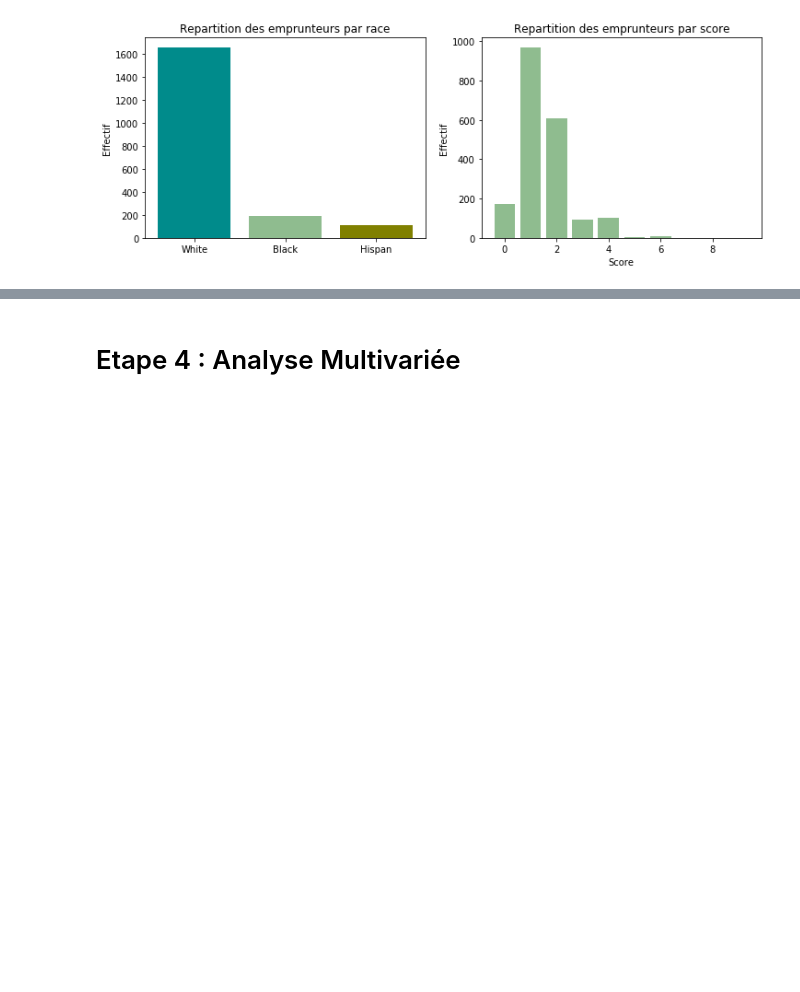
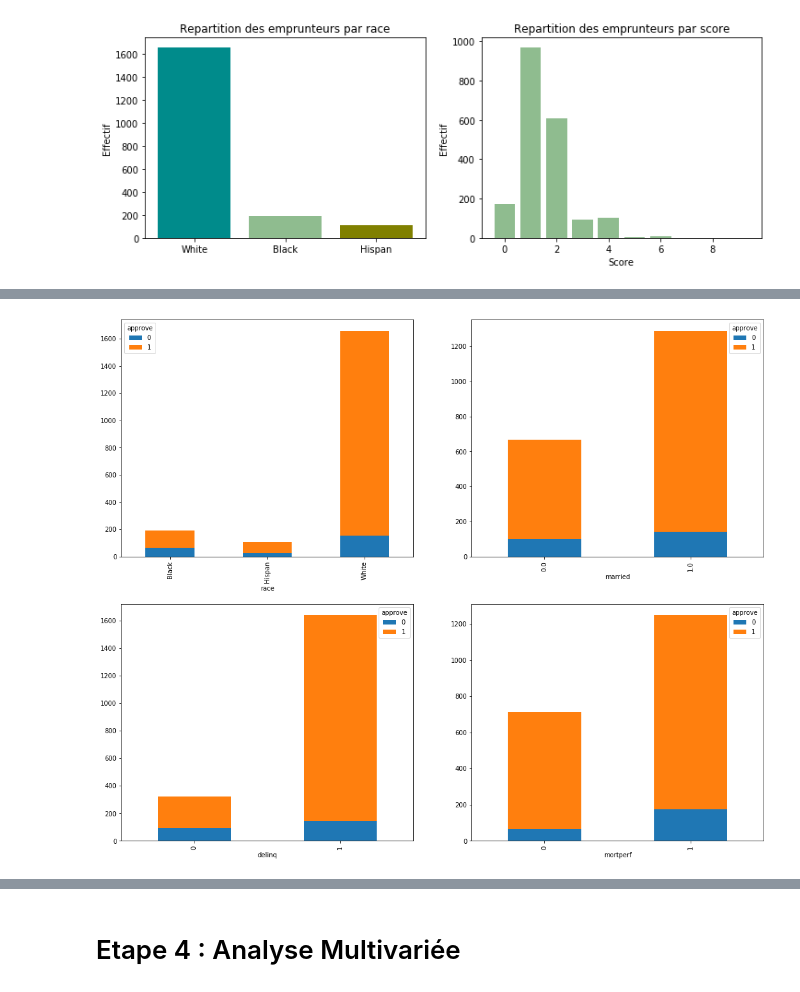
Before and after one commit to sonicosamedy/Projet-Python-Paris1-Pantheon-Sorbonne, a Jupyter notebook: Projet_python.ipynb, the cells around one changed output, grey strips where cells are left out. Cells and saved outputs as stored; diff of their text form; code cells hidden in the pictures; blank space fills up the shorter version.

```diff
--- a/Projet_python.ipynb
+++ b/Projet_python.ipynb
@@ -236,0 +392,16 @@ KeyboardInterrupt:
+# %%
+f, axes = plt.subplots(2, 2, figsize=(18,15))
+ct = pd.crosstab(data2['race'], data2['approve'])
+ct.plot.bar(stacked=True ,ax=axes[0,0])
+
+ct1 = pd.crosstab(data2['married'], data2['approve'])
+ct1.plot.bar(stacked=True ,ax=axes[0,1])
+
+ct2 = pd.crosstab(data2['delinq'], data2['approve'])
+ct2.plot.bar(stacked=True ,ax=axes[1,0])
+
+ct3 = pd.crosstab(data2['mortperf'], data2['approve'])
+ct3.plot.bar(stacked=True ,ax=axes[1,1])
+plt.show()
+# %% [output]
+[figure, added]
```
Also changed, not shown: parts of 36 cells of this notebook.
